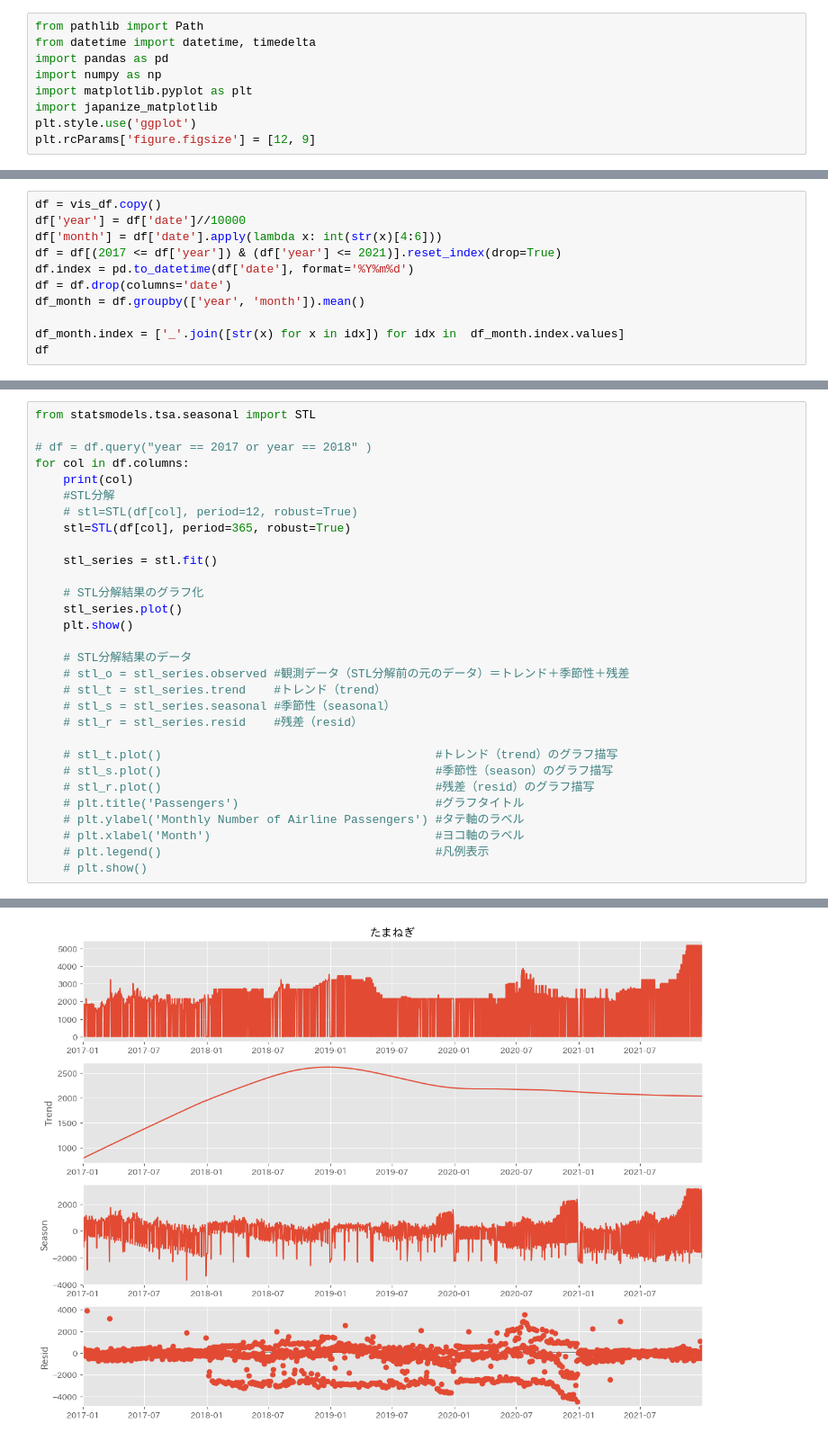
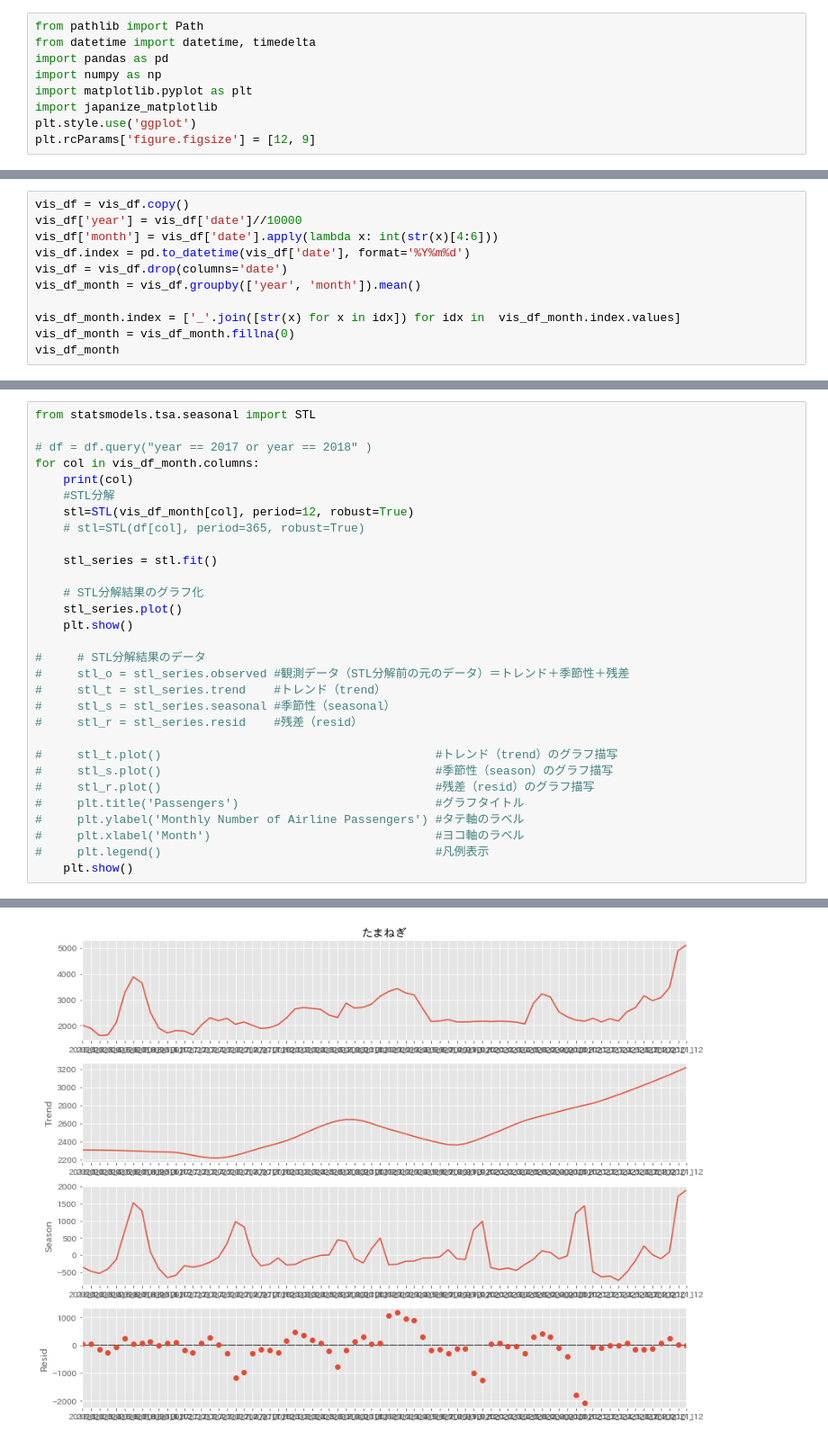
Before and after one commit to Takuma1008/vegetable, a Jupyter notebook: trend_analysis.ipynb, the cells around one changed output, grey strips where cells are left out. Shown at 90% size. Saved outputs shown, nothing was run; the diff lists cells and outputs as text.

Commit message:
trend_analysisの更新

```diff
--- a/trend_analysis.ipynb
+++ b/trend_analysis.ipynb
@@ -53,13 +30,13 @@ vis_df.head()
 # %%
-df = vis_df.copy()
-df['year'] = df['date']//10000
-df['month'] = df['date'].apply(lambda x: int(str(x)[4:6]))
-df = df[(2017 <= df['year']) & (df['year'] <= 2021)].reset_index(drop=True)
-df.index = pd.to_datetime(df['date'], format='%Y%m%d')
-df = df.drop(columns='date')
-df_month = df.groupby(['year', 'month']).mean()
+vis_df = vis_df.copy()
+vis_df['year'] = vis_df['date']//10000
+vis_df['month'] = vis_df['date'].apply(lambda x: int(str(x)[4:6]))
+vis_df.index = pd.to_datetime(vis_df['date'], format='%Y%m%d')
+vis_df = vis_df.drop(columns='date')
+vis_df_month = vis_df.groupby(['year', 'month']).mean()
 
-df_month.index = ['_'.join([str(x) for x in idx]) for idx in  df_month.index.values]
-df
+vis_df_month.index = ['_'.join([str(x) for x in idx]) for idx in  vis_df_month.index.values]
+vis_df_month = vis_df_month.fillna(0)
+vis_df_month
 # %% [output]
 | kind | かぼちゃ | きゅうり | さといも | たまねぎ | だいこん | なましいたけ | にんじん | ねぎ | はくさい | ほうれんそう | キャベツ | ... |
@@ -80,11 +56,11 @@ df
 from statsmodels.tsa.seasonal import STL
 
 # df = df.query("year == 2017 or year == 2018" )
-for col in df.columns:
+for col in vis_df_month.columns:
     print(col)
     #STL分解
-    # stl=STL(df[col], period=12, robust=True)
-    stl=STL(df[col], period=365, robust=True)
+    stl=STL(vis_df_month[col], period=12, robust=True)
+    # stl=STL(df[col], period=365, robust=True)
 
     stl_series = stl.fit()
 
@@ -92,19 +68,19 @@ for col in df.columns:
     stl_series.plot()
     plt.show()
 
-    # STL分解結果のデータ
-    # stl_o = stl_series.observed #観測データ（STL分解前の元のデータ）＝トレンド＋季節性＋残差
-    # stl_t = stl_series.trend    #トレンド（trend）
-    # stl_s = stl_series.seasonal #季節性（seasonal）
-    # stl_r = stl_series.resid    #残差（resid）
+#     # STL分解結果のデータ
+#     stl_o = stl_series.observed #観測データ（STL分解前の元のデータ）＝トレンド＋季節性＋残差
+#     stl_t = stl_series.trend    #トレンド（trend）
+#     stl_s = stl_series.seasonal #季節性（seasonal）
+#     stl_r = stl_series.resid    #残差（resid）
 
-    # stl_t.plot()                                       #トレンド（trend）のグラフ描写
-    # stl_s.plot()                                       #季節性（season）のグラフ描写
-    # stl_r.plot()                                       #残差（resid）のグラフ描写
-    # plt.title('Passengers')                            #グラフタイトル
-    # plt.ylabel('Monthly Number of Airline Passengers') #タテ軸のラベル
-    # plt.xlabel('Month')                                #ヨコ軸のラベル
-    # plt.legend()                                       #凡例表示
-    # plt.show()
+#     stl_t.plot()                                       #トレンド（trend）のグラフ描写
+#     stl_s.plot()                                       #季節性（season）のグラフ描写
+#     stl_r.plot()                                       #残差（resid）のグラフ描写
+#     plt.title('Passengers')                            #グラフタイトル
+#     plt.ylabel('Monthly Number of Airline Passengers') #タテ軸のラベル
+#     plt.xlabel('Month')                                #ヨコ軸のラベル
+#     plt.legend()                                       #凡例表示
+    plt.show()
 # %% [output]
 かぼちゃ
@@ -116,3 +92,3 @@ for col in df.columns:
 たまねぎ
-[figure, old version]
+[figure, new version]
 だいこん
```
Also changed, not shown: parts of 4 cells of this notebook, 1 other file.
